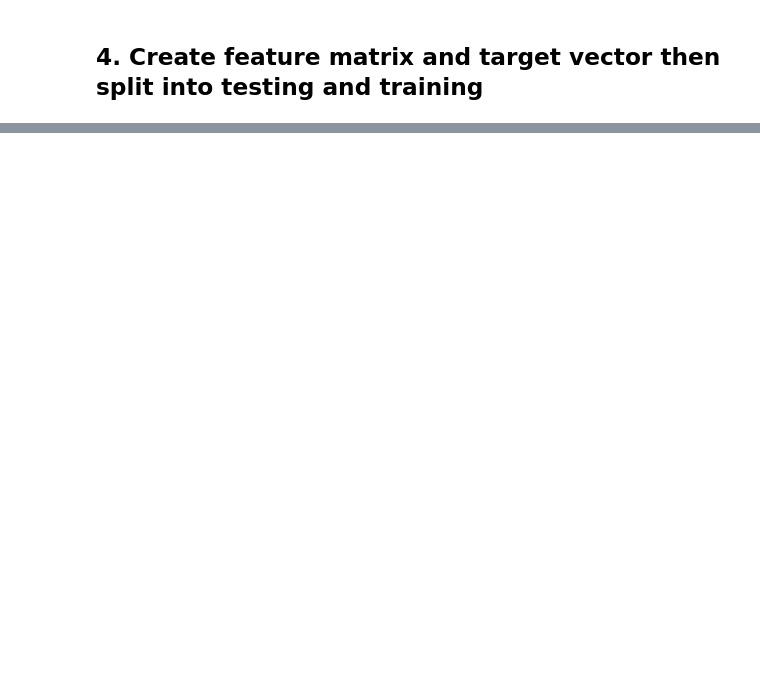
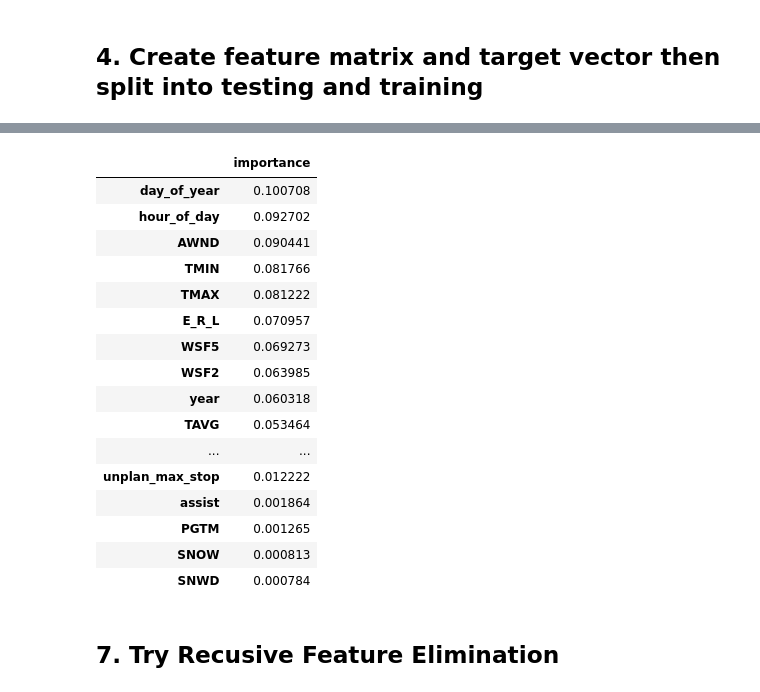
Before and after one commit to PassMoreHeat/springboard, a Jupyter notebook: Capstone_2/LPMS_EDA_ML_working_code.ipynb, the cells around one changed output, grey strips where cells are left out. Drawn from its saved outputs; the diff is of its cells as text; code cells hidden in the pictures; blank space fills up the shorter version.

```diff
--- a/Capstone_2/LPMS_EDA_ML_working_code.ipynb
+++ b/Capstone_2/LPMS_EDA_ML_working_code.ipynb
@@ -268,0 +269,7 @@ print("y Testing set sample size:", (y_test.shape[0]))
+# %%
+# Instantiate and fit the random forest model.
+rf = RandomForestClassifier().fit(X_train, y_train)
+
+## And score it on your testing data.
+print("training set score: %f" % rf.score(X_train, y_train))
+print('\n'"test set score: %f" % rf.score(X_test, y_test))
@@ -268,0 +357,29 @@ print("y Testing set sample size:", (y_test.shape[0]))
+# %%
+# Explore feature importances
+#pd.DataFrame(zip(X.columns, np.transpose(rf.best_estimator_.feature_importances_ ))).sort_values(1).tail(10)
+
+feature_importances = pd.DataFrame(rf.feature_importances_,
+                                   index = X_df.columns,
+                                    columns=['importance']).sort_values('importance', ascending=False)
+# %%
+feature_importances
+# %% [output]
+|  | importance |
+| day_of_year | 0.100708 |
+| hour_of_day | 0.092702 |
+| AWND | 0.090441 |
+| TMIN | 0.081766 |
+| TMAX | 0.081222 |
+| E_R_L | 0.070957 |
+| WSF5 | 0.069273 |
+| WSF2 | 0.063985 |
+| year | 0.060318 |
+| TAVG | 0.053464 |
+| ... | ... |
+| unplan_max_stop | 0.012222 |
+| assist | 0.001864 |
+| PGTM | 0.001265 |
+| SNOW | 0.000813 |
+| SNWD | 0.000784 |
+# %% [markdown]
+## 7. Try Recusive Feature Elimination
```
Also changed, not shown: parts of 70 cells of this notebook.
